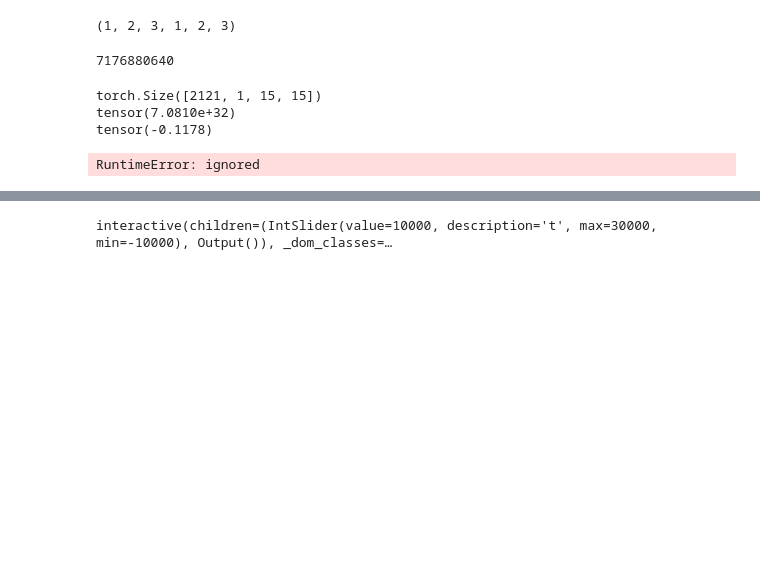
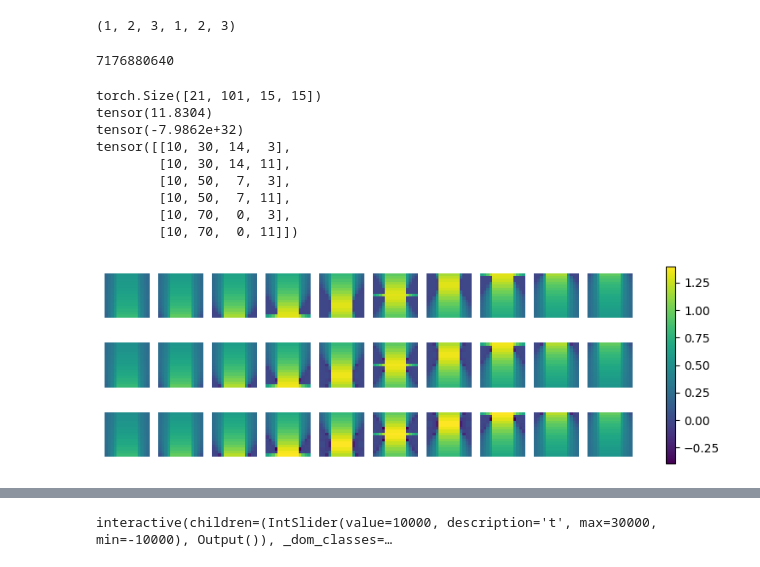
Before and after one commit to Junang-Wang/Top-invar-DL, a Jupyter notebook: Graphene_SS_Note.ipynb, the cells around one changed output, grey strips where cells are left out. Drawn from its saved outputs; the diff is of its cells as text; code cells hidden in the pictures; blank space fills up the shorter version.

```diff
--- a/Graphene_SS_Note.ipynb
+++ b/Graphene_SS_Note.ipynb
@@ -79,8 +79,16 @@ Graphene_D = Graphene_D.reshape(t_unique*mu_random,1,B_steps,mu_steps)
 # %%
+Graphene_D = Graphene_D.reshape(21,101,15,15)
 print(Graphene_D.shape)
 print(Graphene_D.max())
 print(Graphene_D.min())
+print(torch.argwhere(Graphene_D<-100))
 # %% [output]
-torch.Size([2121, 1, 15, 15])
-tensor(7.0810e+32)
-tensor(-0.1178)
+torch.Size([21, 101, 15, 15])
+tensor(11.8304)
+tensor(-7.9862e+32)
+tensor([[10, 30, 14,  3],
+        [10, 30, 14, 11],
+        [10, 50,  7,  3],
+        [10, 50,  7, 11],
+        [10, 70,  0,  3],
+        [10, 70,  0, 11]])
@@ -87,32 +97,32 @@ tensor(-0.1178)
 # %%
 import matplotlib.pyplot as plt
 #t_unique = 21
 t_unique = 3
-mu_random = 101
-Graphene_D = Graphene_D.reshape(t_unique,mu_random,25,25)
+mu_random = 11
+Graphene_D = Graphene_D.reshape(t_unique,mu_random,15,15)
 t_show = t_unique
 mu_show = 10
 fig, ax = plt.subplots(t_show,mu_show)
 fig.set_figwidth(mu_show)
 fig.set_figheight(t_show)
 
 # vmax = 5
 # vmin = -5
 vmax = torch.max(Graphene_D).item()
 vmin = torch.min(Graphene_D).item()
 for i in range(t_show):
   for j in range(mu_show):
-    im = ax[i,j].imshow(Graphene_D[i,10*j],vmax=vmax,vmin=vmin)
+    im = ax[i,j].imshow(Graphene_D[i,j],vmax=vmax,vmin=vmin)
     #im = ax[j].imshow(Graphene_D[t_show*i,j],vmax=vmax,vmin=vmin)
 
     ax[i,j].axis('off')
     # if i == 0: #first row
     #   fig.text(i,j,f'{Graphene_labels[5*i*10*j,1].item():.1f}')
     # if j == 0: #first col:
     #   fig.text(i,j,f'{Graphene_labels[5*i*10*j,0].item():.1f}')
 
 plt.colorbar(im,ax=ax)
 plt.show()
 # %% [output]
-RuntimeError: ignored
+[figure, added]
 # %%
```
Also changed, not shown: parts of 3 cells of this notebook, 6 other files.
